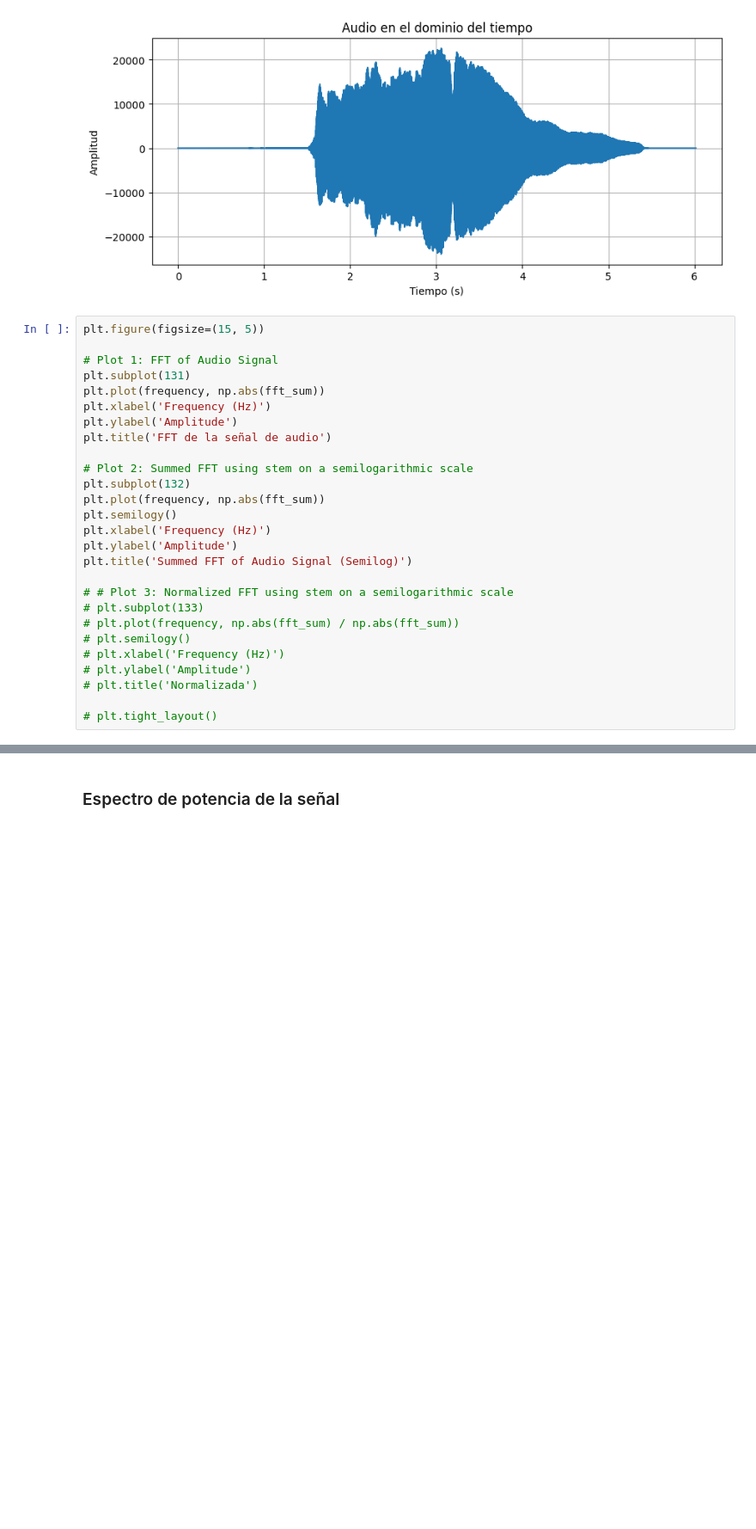
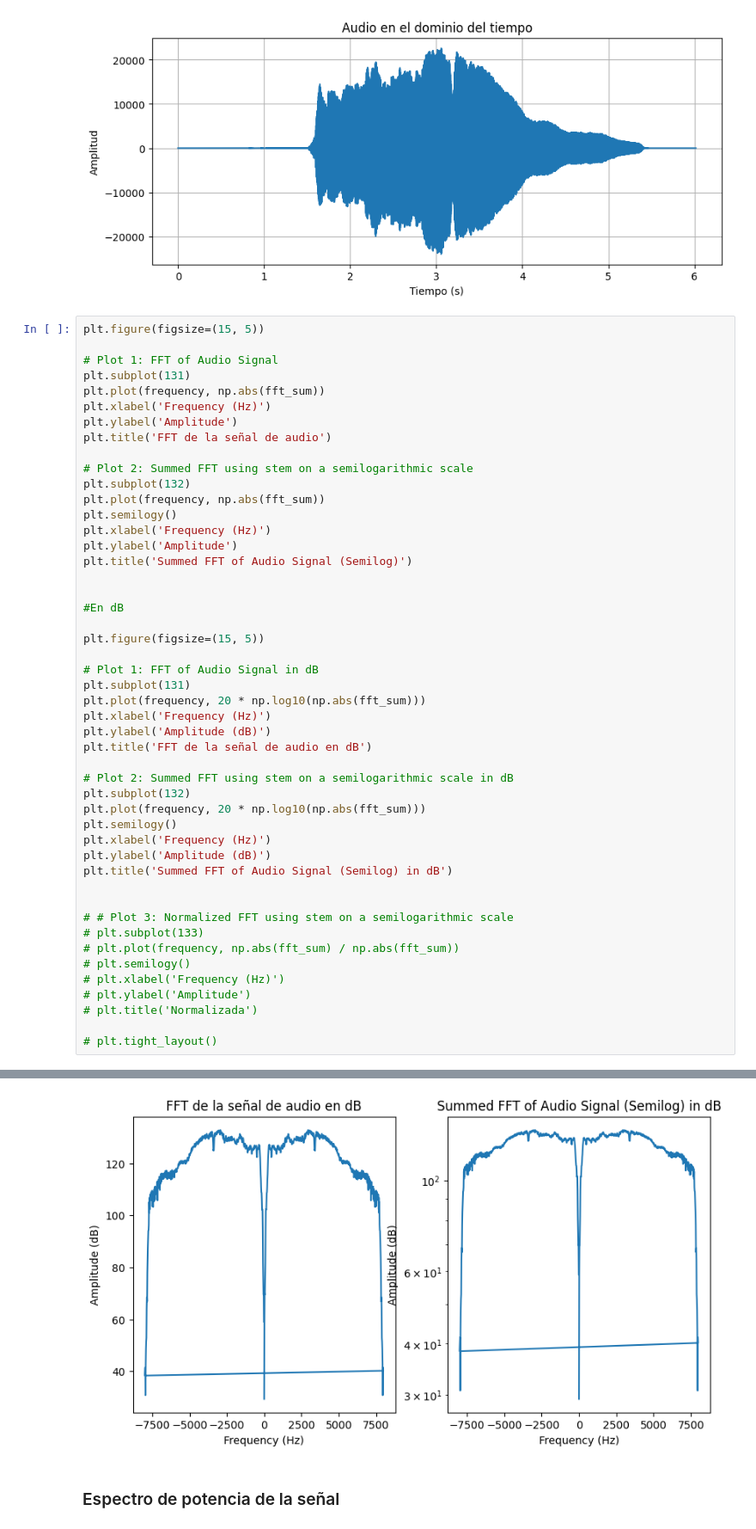
Before and after one commit to crisart2001/Taller_Instrumentacion, a Jupyter notebook: lab_1/lab1.ipynb, the cells around one changed output, grey strips where cells are left out. Shown: that part at 86% size. Drawn from its saved outputs; the diff is of its cells as text; blank space fills up the shorter version.

```diff
--- a/lab_1/lab1.ipynb
+++ b/lab_1/lab1.ipynb
@@ -103,6 +103,27 @@ plt.xlabel('Frequency (Hz)')
 plt.ylabel('Amplitude')
 plt.title('Summed FFT of Audio Signal (Semilog)')
 
+
+#En dB
+
+plt.figure(figsize=(15, 5))
+
+# Plot 1: FFT of Audio Signal in dB
+plt.subplot(131)
+plt.plot(frequency, 20 * np.log10(np.abs(fft_sum)))
+plt.xlabel('Frequency (Hz)')
+plt.ylabel('Amplitude (dB)')
+plt.title('FFT de la señal de audio en dB')
+
+# Plot 2: Summed FFT using stem on a semilogarithmic scale in dB
+plt.subplot(132)
+plt.plot(frequency, 20 * np.log10(np.abs(fft_sum)))
+plt.semilogy()
+plt.xlabel('Frequency (Hz)')
+plt.ylabel('Amplitude (dB)')
+plt.title('Summed FFT of Audio Signal (Semilog) in dB')
+
+
 # # Plot 3: Normalized FFT using stem on a semilogarithmic scale
 # plt.subplot(133)
 # plt.plot(frequency, np.abs(fft_sum) / np.abs(fft_sum))
@@ -117,4 +138,5 @@ Text(0.5, 1.0, 'Summed FFT of Audio Signal (Semilog)')
 [figure]
+[figure, added]
 # %% [markdown]
 ### Espectro de potencia de la señal
 # %%
```
Also changed, not shown: parts of 9 cells of this notebook.
